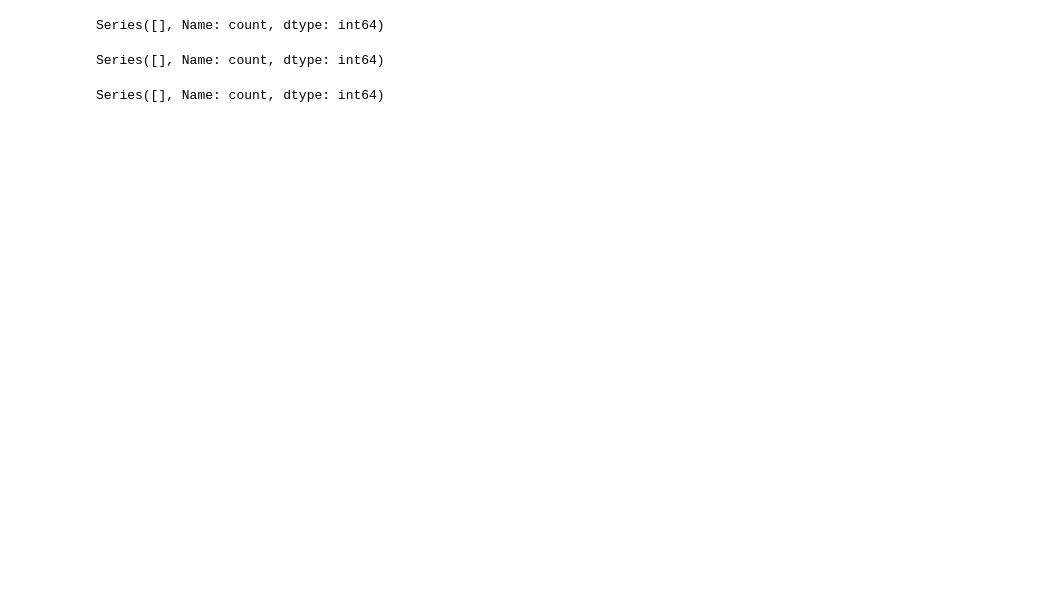
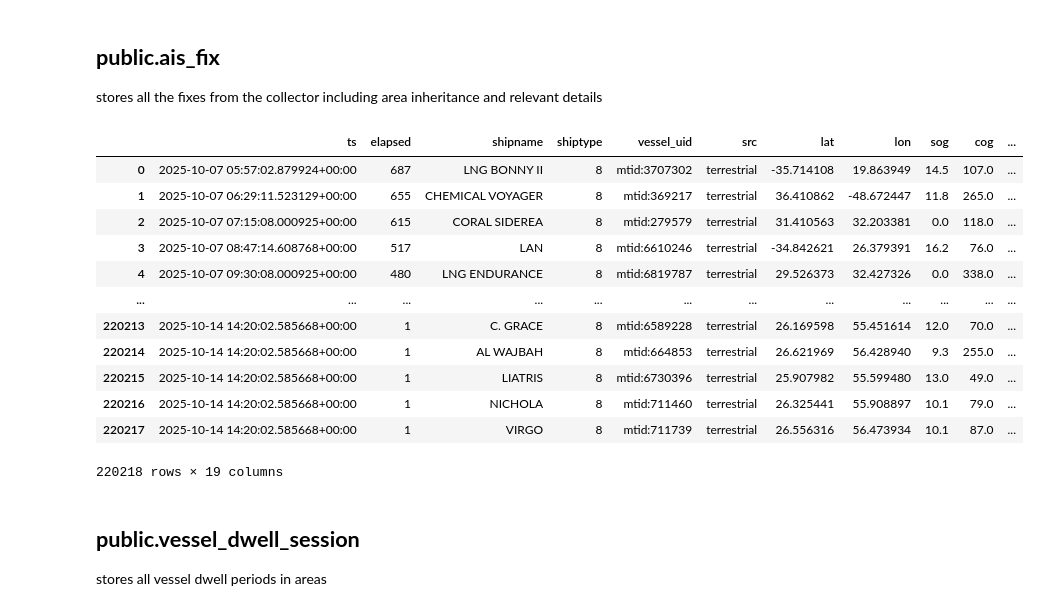
Before and after one commit to amitchell-thomson/ais-tracker, a Jupyter notebook: modeling/notebooks/testing.ipynb, the cells around one changed output. Saved outputs shown, nothing was run; the diff lists cells and outputs as text; code cells hidden in the pictures; blank space fills up the shorter version.

```diff
--- a/modeling/notebooks/testing.ipynb
+++ b/modeling/notebooks/testing.ipynb
@@ -18,30 +33,33 @@ df_event
-# %%
-df_event["area_id"].value_counts()
-# %% [output]
-Series([], Name: count, dtype: int64)
+# %% [markdown]
+## **public.ais_fix**
+stores all the fixes from the collector including area inheritance and relevant details
 # %%
 ais_fix_sql = """
     SELECT ts, elapsed, shipname, shiptype, vessel_uid, src, lat, lon, sog, cog, heading, area_id_core,
        in_core, area_id_approach, in_approach, lane_id, in_lane,
        gate_id, gate_end
     FROM public.ais_fix
     ORDER BY ts
 """
 df_fixes = pd.read_sql(ais_fix_sql, engine)
-df_fixes_last = df_fixes.sort_values(by=["shipname", "ts"]).drop_duplicates(subset="vessel_uid", keep="last")
-df_fixes_last[(df_fixes_last['area_id_approach'] == 'Rotterdam - approach // port')]['in_core'].value_counts()
+df_fixes
 # %% [output]
+|  | ts | elapsed | shipname | shiptype | vessel_uid | src | lat | lon | sog | cog | ... |
+| 0 | 2025-10-07 05:57:02.879924+00:00 | 687 | LNG BONNY II | 8 | mtid:3707302 | terrestrial | -35.714108 | 19.863949 | 14.5 | 107.0 | ... |
+| 1 | 2025-10-07 06:29:11.523129+00:00 | 655 | CHEMICAL VOYAGER | 8 | mtid:369217 | terrestrial | 36.410862 | -48.672447 | 11.8 | 265.0 | ... |
+| 2 | 2025-10-07 07:15:08.000925+00:00 | 615 | CORAL SIDEREA | 8 | mtid:279579 | terrestrial | 31.410563 | 32.203381 | 0.0 | 118.0 | ... |
+| 3 | 2025-10-07 08:47:14.608768+00:00 | 517 | LAN | 8 | mtid:6610246 | terrestrial | -34.842621 | 26.379391 | 16.2 | 76.0 | ... |
+| 4 | 2025-10-07 09:30:08.000925+00:00 | 480 | LNG ENDURANCE | 8 | mtid:6819787 | terrestrial | 29.526373 | 32.427326 | 0.0 | 338.0 | ... |
+| ... | ... | ... | ... | ... | ... | ... | ... | ... | ... | ... | ... |
+| 220213 | 2025-10-14 14:20:02.585668+00:00 | 1 | C. GRACE | 8 | mtid:6589228 | terrestrial | 26.169598 | 55.451614 | 12.0 | 70.0 | ... |
+| 220214 | 2025-10-14 14:20:02.585668+00:00 | 1 | AL WAJBAH | 8 | mtid:664853 | terrestrial | 26.621969 | 56.428940 | 9.3 | 255.0 | ... |
+| 220215 | 2025-10-14 14:20:02.585668+00:00 | 1 | LIATRIS | 8 | mtid:6730396 | terrestrial | 25.907982 | 55.599480 | 13.0 | 49.0 | ... |
+| 220216 | 2025-10-14 14:20:02.585668+00:00 | 1 | NICHOLA | 8 | mtid:711460 | terrestrial | 26.325441 | 55.908897 | 10.1 | 79.0 | ... |
+| 220217 | 2025-10-14 14:20:02.585668+00:00 | 1 | VIRGO | 8 | mtid:711739 | terrestrial | 26.556316 | 56.473934 | 10.1 | 87.0 | ... |
-Series([], Name: count, dtype: int64)
+220218 rows × 19 columns
-# %%
-ais_cargo_sql = ais_fix_sql = """
-    SELECT *
-    FROM public.vessel_cargo_state
-"""
-
-df_cargo = pd.read_sql(ais_cargo_sql, engine)
-df_cargo['laden'].value_counts()
-# %% [output]
-Series([], Name: count, dtype: int64)
+# %% [markdown]
+## **public.vessel_dwell_session**
+stores all vessel dwell periods in areas
 # %%
 ais_dwell_sql = """
     SELECT *
```
Also changed, not shown: parts of 10 cells of this notebook, 9 other files.
